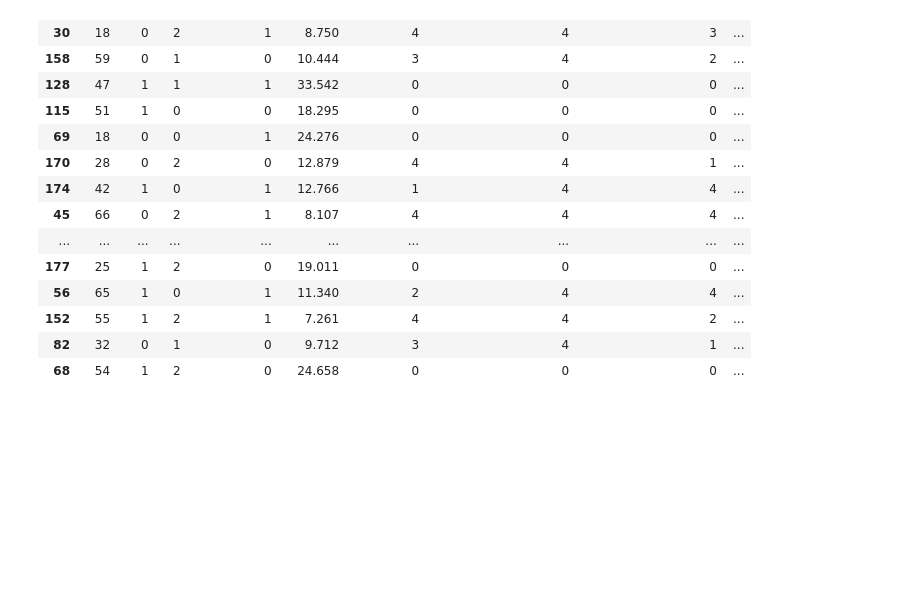
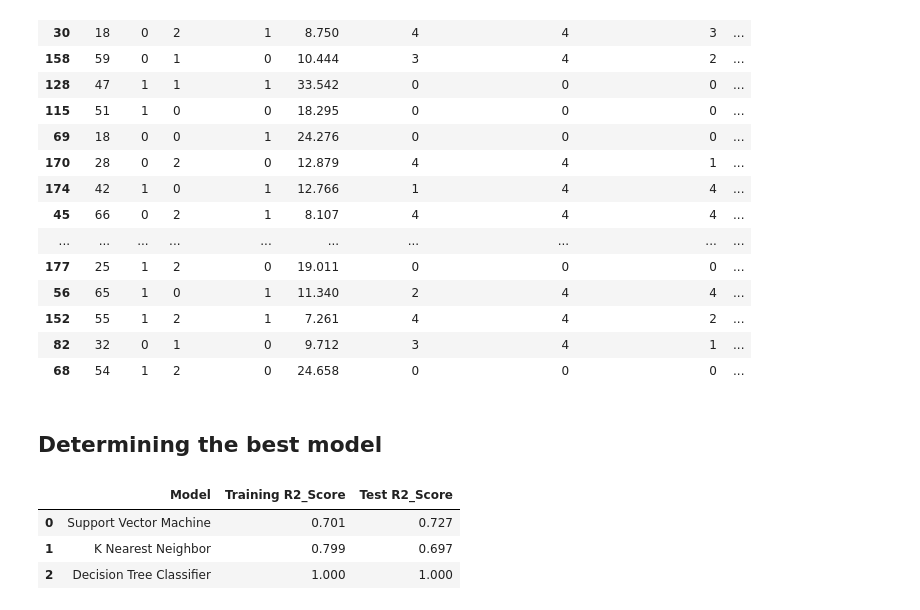
Before and after one commit to DPY401T/intro-to-ml, a Jupyter notebook: Classification problem/drug_classification.ipynb, the cells around one changed output. Cells and saved outputs as stored; diff of their text form; code cells hidden in the pictures; blank space fills up the shorter version.

```diff
--- a/Classification problem/drug_classification.ipynb
+++ b/Classification problem/drug_classification.ipynb
@@ -468,3 +468,17 @@ final_results.head(20)
 | 152 | 55 | 1 | 2 | 1 | 7.261 | 4 | 4 | 2 | ... |
 | 82 | 32 | 0 | 1 | 0 | 9.712 | 3 | 4 | 1 | ... |
 | 68 | 54 | 1 | 2 | 0 | 24.658 | 0 | 0 | 0 | ... |
+# %% [markdown]
+## Determining the best model
+# %%
+models = [('Support Vector Machine', '{0:.3f}'.format(svm_model_score_train), '{0:.3f}'.format(svm_model_score_test)),
+          ('K Nearest Neighbor', '{0:.3f}'.format(knn_model_score_train), '{0:.3f}'.format(knn_model_score_test)),
+          ('Decision Tree Classifier', '{0:.3f}'.format(dtc_model_score_train), '{0:.3f}'.format(dtc_model_score_test))]
+
+model_results = pd.DataFrame(data = models, columns=['Model', 'Training R2_Score', 'Test R2_Score'])
+model_results
+# %% [output]
+|  | Model | Training R2_Score | Test R2_Score |
+| 0 | Support Vector Machine | 0.701 | 0.727 |
+| 1 | K Nearest Neighbor | 0.799 | 0.697 |
+| 2 | Decision Tree Classifier | 1.000 | 1.000 |
```
